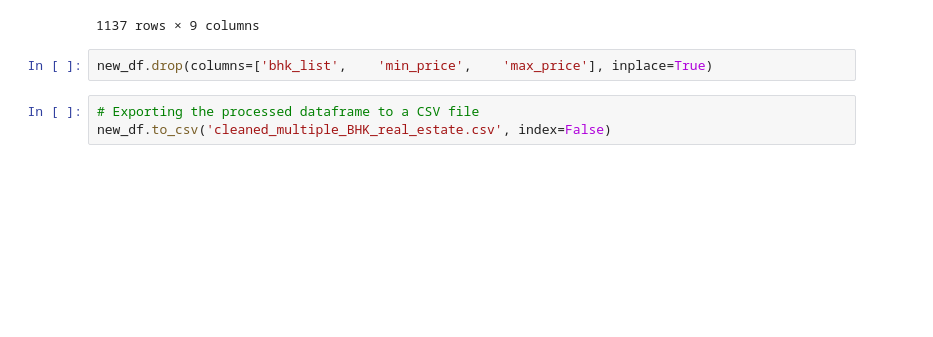
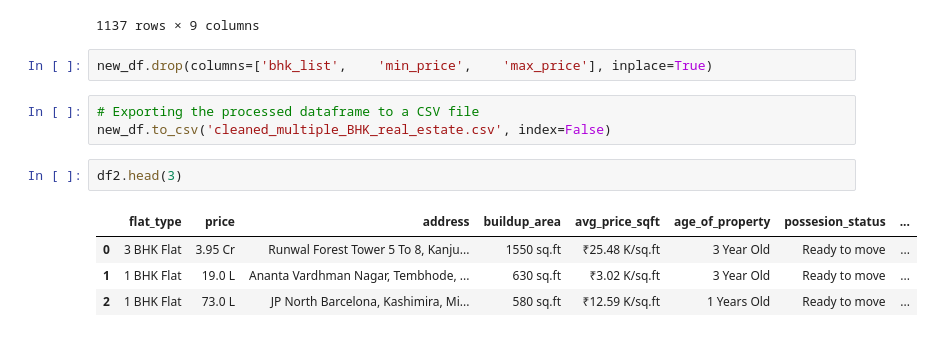
Before and after one commit to ShlokBagwe/Realytics-End-to-End-Real-Estate-Intelligence-Platform, a Jupyter notebook: Real_Estate_Data_Merge.ipynb, the cells around one changed output. Drawn from its saved outputs; the diff is of its cells as text; blank space fills up the shorter version.

```diff
--- a/Real_Estate_Data_Merge.ipynb
+++ b/Real_Estate_Data_Merge.ipynb
@@ -177,3 +180,10 @@ new_df.drop(columns=['bhk_list',	'min_price',	'max_price'], inplace=True)
 # %%
 # Exporting the processed dataframe to a CSV file
 new_df.to_csv('cleaned_multiple_BHK_real_estate.csv', index=False)
+# %%
+df2.head(3)
+# %% [output]
+|  | flat_type | price | address | buildup_area | avg_price_sqft | age_of_property | possesion_status | ... |
+| 0 | 3 BHK Flat | 3.95 Cr | Runwal Forest Tower 5 To 8, Kanju... | 1550 sq.ft | ₹25.48 K/sq.ft | 3 Year Old | Ready to move | ... |
+| 1 | 1 BHK Flat | 19.0 L | Ananta Vardhman Nagar, Tembhode, ... | 630 sq.ft | ₹3.02 K/sq.ft | 3 Year Old | Ready to move | ... |
+| 2 | 1 BHK Flat | 73.0 L | JP North Barcelona, Kashimira, Mi... | 580 sq.ft | ₹12.59 K/sq.ft | 1 Years Old | Ready to move | ... |
```
Also changed, not shown: parts of 9 cells of this notebook.
